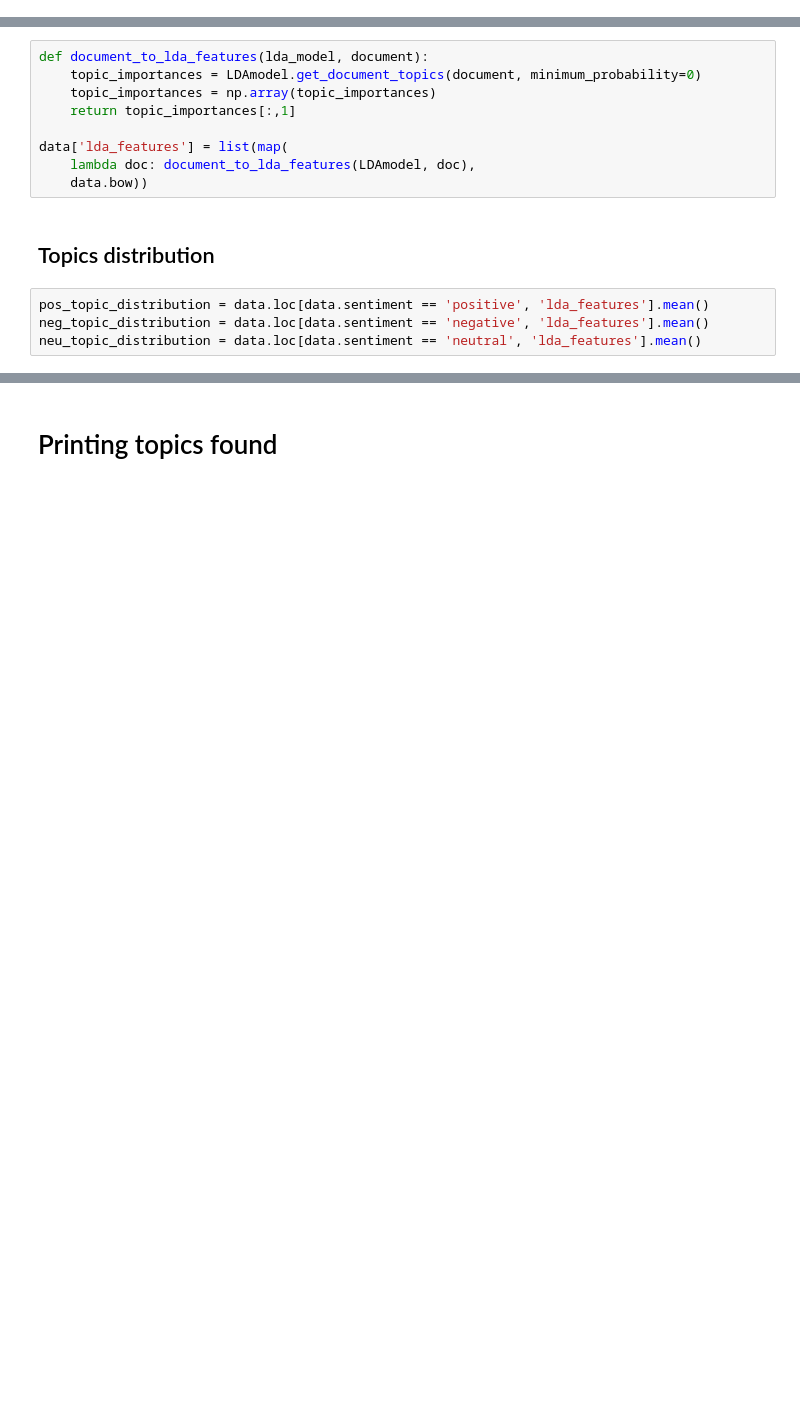
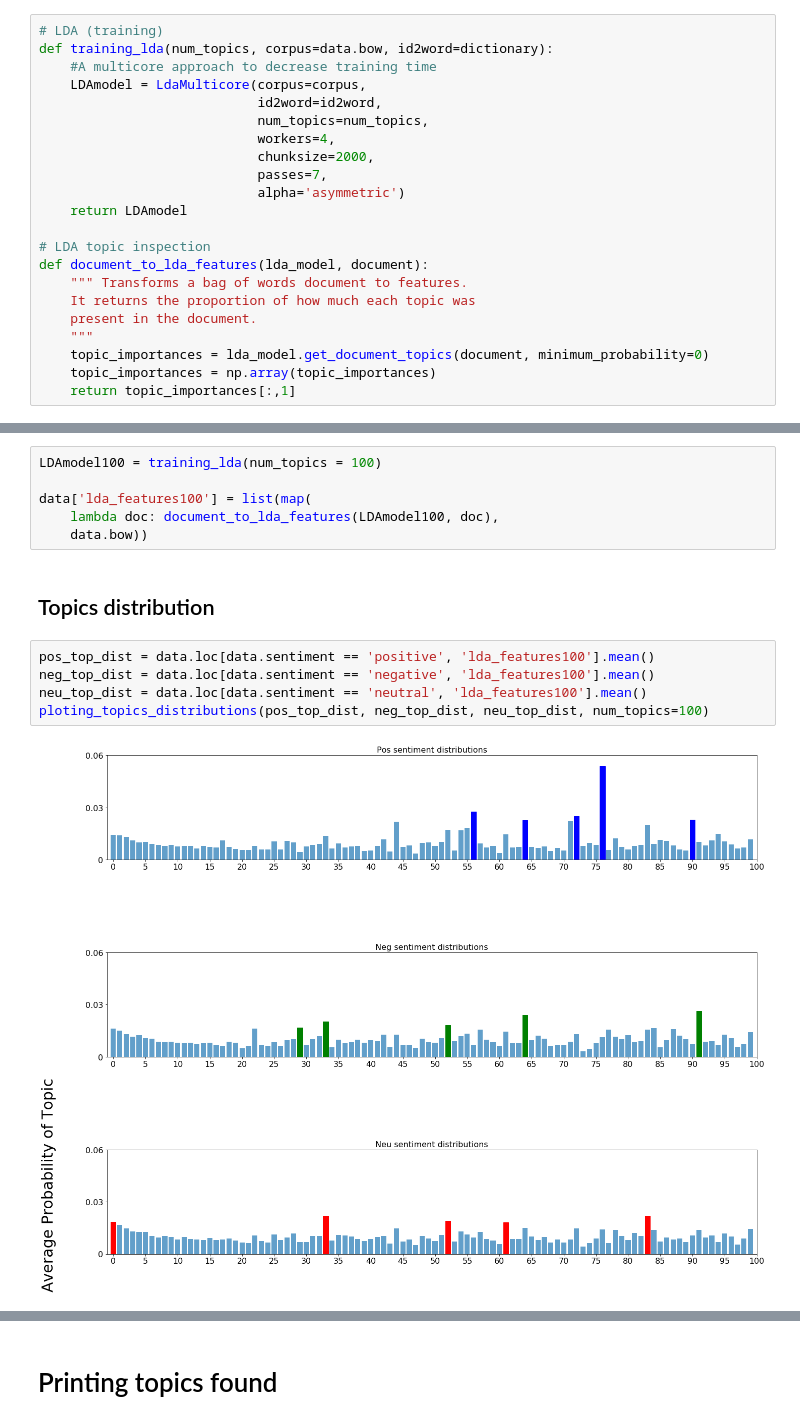
Before and after one commit to SoniaLei/nlp-web-scrapping, a Jupyter notebook: notebooks/00-eda/0006-topics-analysis-vs-sentiment-cleaneddatav2.ipynb, the cells around one changed output, grey strips where cells are left out. Drawn from its saved outputs; the diff is of its cells as text; blank space fills up the shorter version.

```diff
--- a/notebooks/00-eda/0006-topics-analysis-vs-sentiment-cleaneddatav2.ipynb
+++ b/notebooks/00-eda/0006-topics-analysis-vs-sentiment-cleaneddatav2.ipynb
@@ -86,0 +82,22 @@ Wall time: 1min 14s
+# %%
+# LDA (training)
+def training_lda(num_topics, corpus=data.bow, id2word=dictionary):
+    #A multicore approach to decrease training time
+    LDAmodel = LdaMulticore(corpus=corpus,
+                            id2word=id2word,
+                            num_topics=num_topics,
+                            workers=4,
+                            chunksize=2000,
+                            passes=7,
+                            alpha='asymmetric')
+    return LDAmodel
+
+# LDA topic inspection
+def document_to_lda_features(lda_model, document):
+    """ Transforms a bag of words document to features.
+    It returns the proportion of how much each topic was
+    present in the document.
+    """
+    topic_importances = lda_model.get_document_topics(document, minimum_probability=0)
+    topic_importances = np.array(topic_importances)
+    return topic_importances[:,1]
@@ -87,17 +135,17 @@ Wall time: 1min 14s
 # %% [markdown]
 # LDA topic inspection
-# %%
-def document_to_lda_features(lda_model, document):
-    topic_importances = LDAmodel.get_document_topics(document, minimum_probability=0)
-    topic_importances = np.array(topic_importances)
-    return topic_importances[:,1]
-
-data['lda_features'] = list(map(
-    lambda doc: document_to_lda_features(LDAmodel, doc),
-    data.bow))
+# %%
+LDAmodel100 = training_lda(num_topics = 100)
+
+data['lda_features100'] = list(map(
+    lambda doc: document_to_lda_features(LDAmodel100, doc),
+    data.bow))
 # %% [markdown]
 ## Topics distribution
 # %%
-pos_topic_distribution = data.loc[data.sentiment == 'positive', 'lda_features'].mean()
-neg_topic_distribution = data.loc[data.sentiment == 'negative', 'lda_features'].mean()
-neu_topic_distribution = data.loc[data.sentiment == 'neutral', 'lda_features'].mean()
+pos_top_dist = data.loc[data.sentiment == 'positive', 'lda_features100'].mean()
+neg_top_dist = data.loc[data.sentiment == 'negative', 'lda_features100'].mean()
+neu_top_dist = data.loc[data.sentiment == 'neutral', 'lda_features100'].mean()
+ploting_topics_distributions(pos_top_dist, neg_top_dist, neu_top_dist, num_topics=100)
+# %% [output]
+[figure, added]
```
Also changed, not shown: parts of 12 cells of this notebook, 1 other file.
